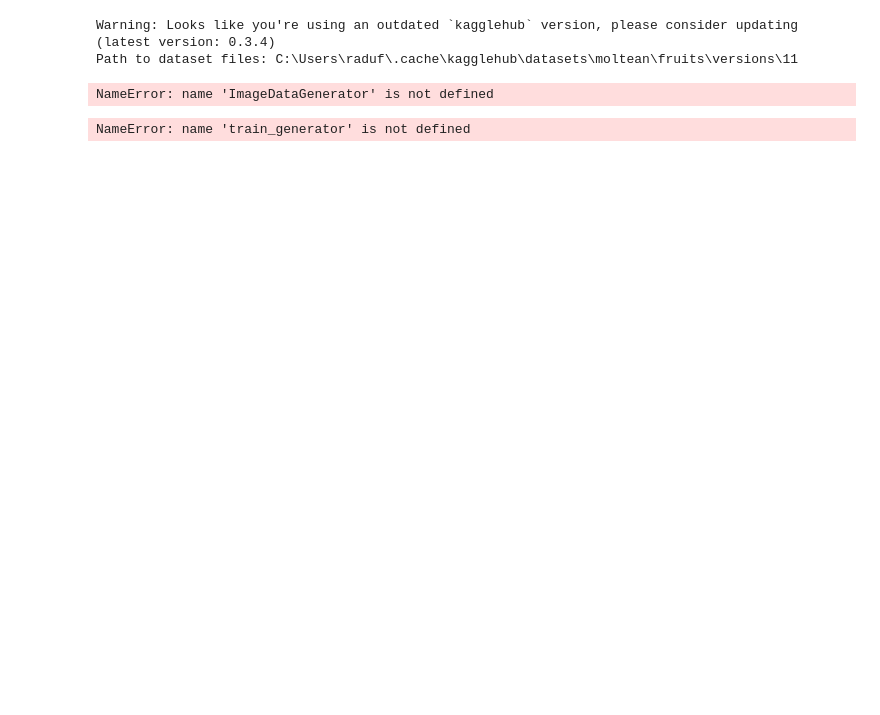
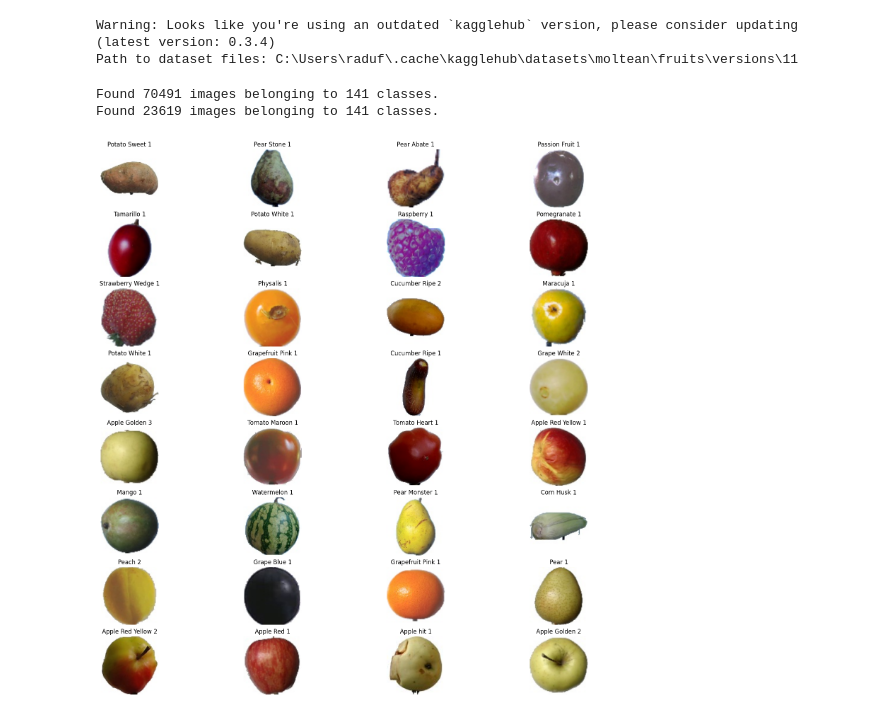
Before and after one commit to Vulturul2k/ML_project, a Jupyter notebook: fruits360.ipynb, the cells around one changed output. Saved outputs shown, nothing was run; the diff lists cells and outputs as text; code cells hidden in the pictures; blank space fills up the shorter version.

```diff
--- a/fruits360.ipynb
+++ b/fruits360.ipynb
@@ -34,8 +34,9 @@ img_size = (100, 100)  # Poți ajusta dimensiunea după necesitate
 batch_size = 32
 
 # Directorul de antrenare și testare
-train_dir = os.path.join("fruits_dataset", "Training")
-test_dir = os.path.join("fruits_dataset", "Test")
+base_path = os.path.join(path, "fruits-360_dataset_100x100", "fruits-360")
+train_dir = os.path.join(base_path, "Training")
+test_dir = os.path.join(base_path, "Test")
 # %%
 # Generatoare de date
 train_datagen = ImageDataGenerator(rescale=1./255)
@@ -58,5 +59,6 @@ test_generator = test_datagen.flow_from_directory(
     shuffle=False
 )
 # %% [output]
-NameError: name 'ImageDataGenerator' is not defined
+Found 70491 images belonging to 141 classes.
+Found 23619 images belonging to 141 classes.
 # %%
@@ -73,8 +75,21 @@ def show_images(generator, class_names, num_images=10):
 # %%
-# Obține numele claselor
-class_names = list(train_generator.class_indices.keys())
+# # Obține numele claselor
+# class_names = list(train_generator.class_indices.keys())
 
-# Afișează 10 imagini din setul de antrenare
-show_images(train_generator, class_names, num_images=10)
+# # Afișează 10 imagini din setul de antrenare
+# show_images(train_generator, class_names, num_images=10)
-# %% [output]
-NameError: name 'train_generator' is not defined
+# %%
+# Obține primul lot de imagini și etichete
+images, labels = train_generator[0]
+class_names = list(train_generator.class_indices.keys())
+# Afișează toate imaginile din primul lot
+plt.figure(figsize=(20, 20))
+for i in range(len(images)):
+    plt.subplot(8, 4, i+1)
+    plt.imshow(images[i])
+    label = np.argmax(labels[i])
+    plt.title(class_names[label])
+    plt.axis('off')
+plt.show()
+# %% [output]
+[figure, added]
```
Also changed, not shown: parts of 5 cells of this notebook.
